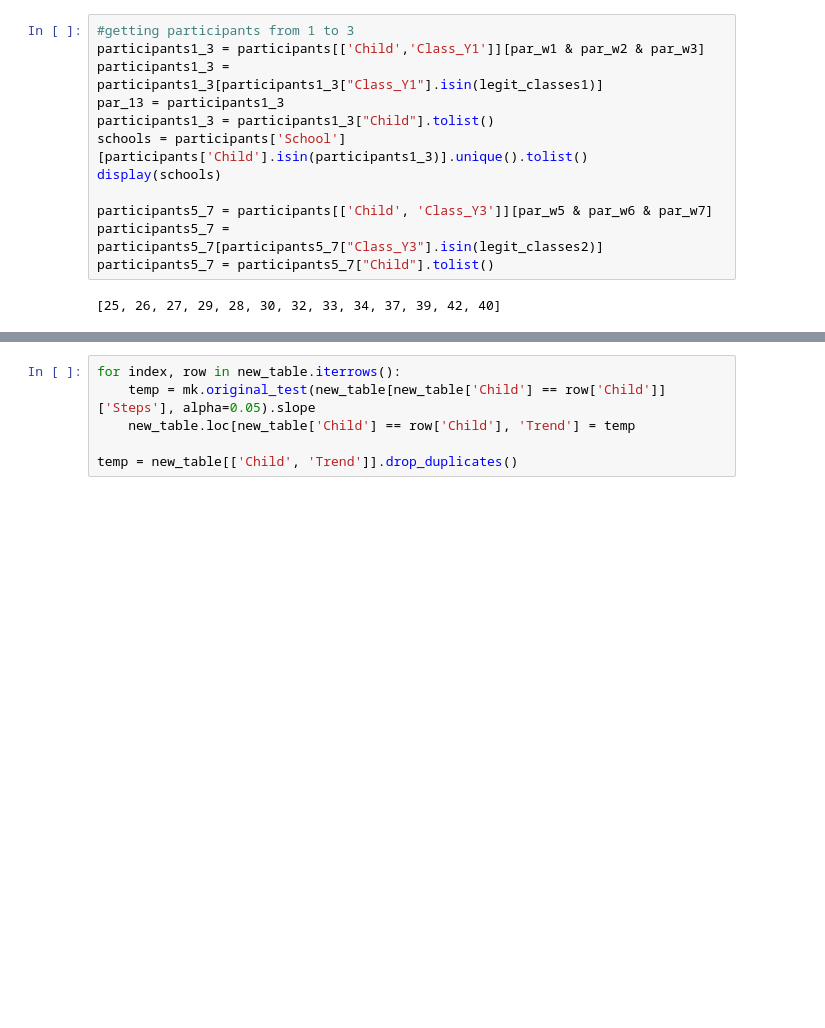
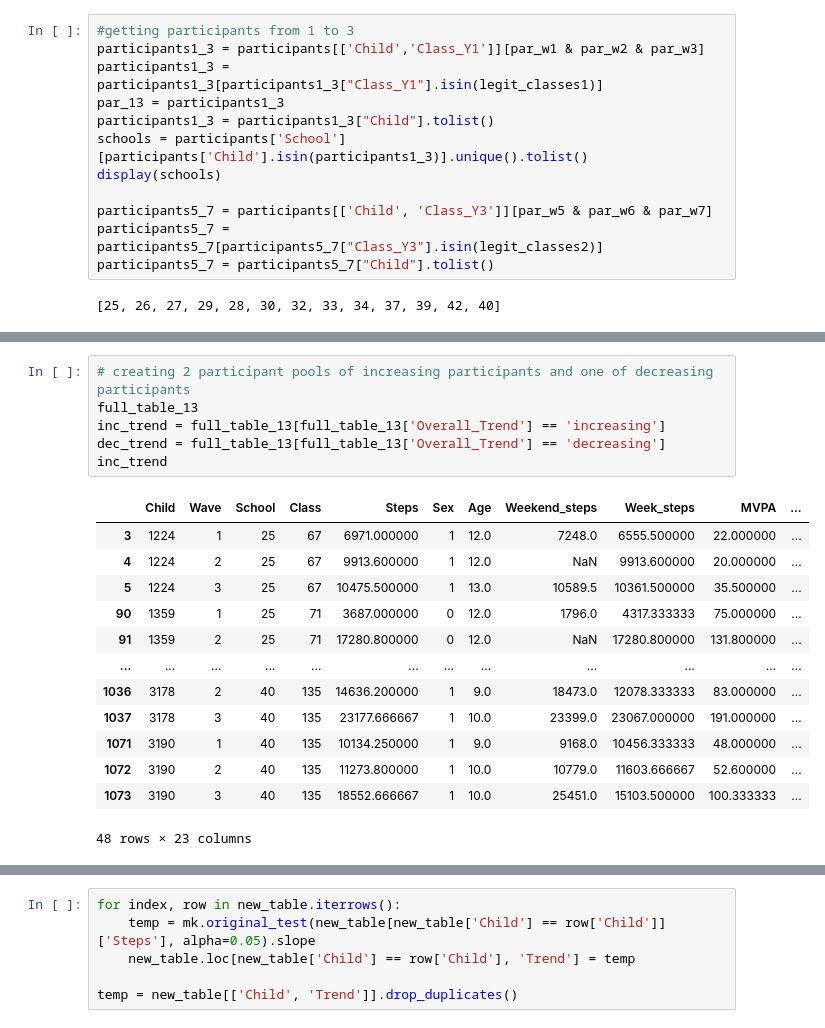
Before and after one commit to Shoarmin/baproject, a Jupyter notebook: code.ipynb, the cells around one changed output, grey strips where cells are left out. Cells and saved outputs as stored; diff of their text form; blank space fills up the shorter version.

```diff
--- a/code.ipynb
+++ b/code.ipynb
@@ -554 +555,21 @@ corrie.iloc[5:15]
+# %%
+# creating 2 participant pools of increasing participants and one of decreasing participants
+full_table_13
+inc_trend = full_table_13[full_table_13['Overall_Trend'] == 'increasing']
+dec_trend = full_table_13[full_table_13['Overall_Trend'] == 'decreasing']
+inc_trend
+# %% [output]
+|  | Child | Wave | School | Class | Steps | Sex | Age | Weekend_steps | Week_steps | MVPA | ... |
+| 3 | 1224 | 1 | 25 | 67 | 6971.000000 | 1 | 12.0 | 7248.0 | 6555.500000 | 22.000000 | ... |
+| 4 | 1224 | 2 | 25 | 67 | 9913.600000 | 1 | 12.0 | NaN | 9913.600000 | 20.000000 | ... |
+| 5 | 1224 | 3 | 25 | 67 | 10475.500000 | 1 | 13.0 | 10589.5 | 10361.500000 | 35.500000 | ... |
+| 90 | 1359 | 1 | 25 | 71 | 3687.000000 | 0 | 12.0 | 1796.0 | 4317.333333 | 75.000000 | ... |
+| 91 | 1359 | 2 | 25 | 71 | 17280.800000 | 0 | 12.0 | NaN | 17280.800000 | 131.800000 | ... |
+| ... | ... | ... | ... | ... | ... | ... | ... | ... | ... | ... | ... |
+| 1036 | 3178 | 2 | 40 | 135 | 14636.200000 | 1 | 9.0 | 18473.0 | 12078.333333 | 83.000000 | ... |
+| 1037 | 3178 | 3 | 40 | 135 | 23177.666667 | 1 | 10.0 | 23399.0 | 23067.000000 | 191.000000 | ... |
+| 1071 | 3190 | 1 | 40 | 135 | 10134.250000 | 1 | 9.0 | 9168.0 | 10456.333333 | 48.000000 | ... |
+| 1072 | 3190 | 2 | 40 | 135 | 11273.800000 | 1 | 10.0 | 10779.0 | 11603.666667 | 52.600000 | ... |
+| 1073 | 3190 | 3 | 40 | 135 | 18552.666667 | 1 | 10.0 | 25451.0 | 15103.500000 | 100.333333 | ... |
+48 rows × 23 columns
 # %%
```
Also changed, not shown: parts of 23 cells of this notebook.
